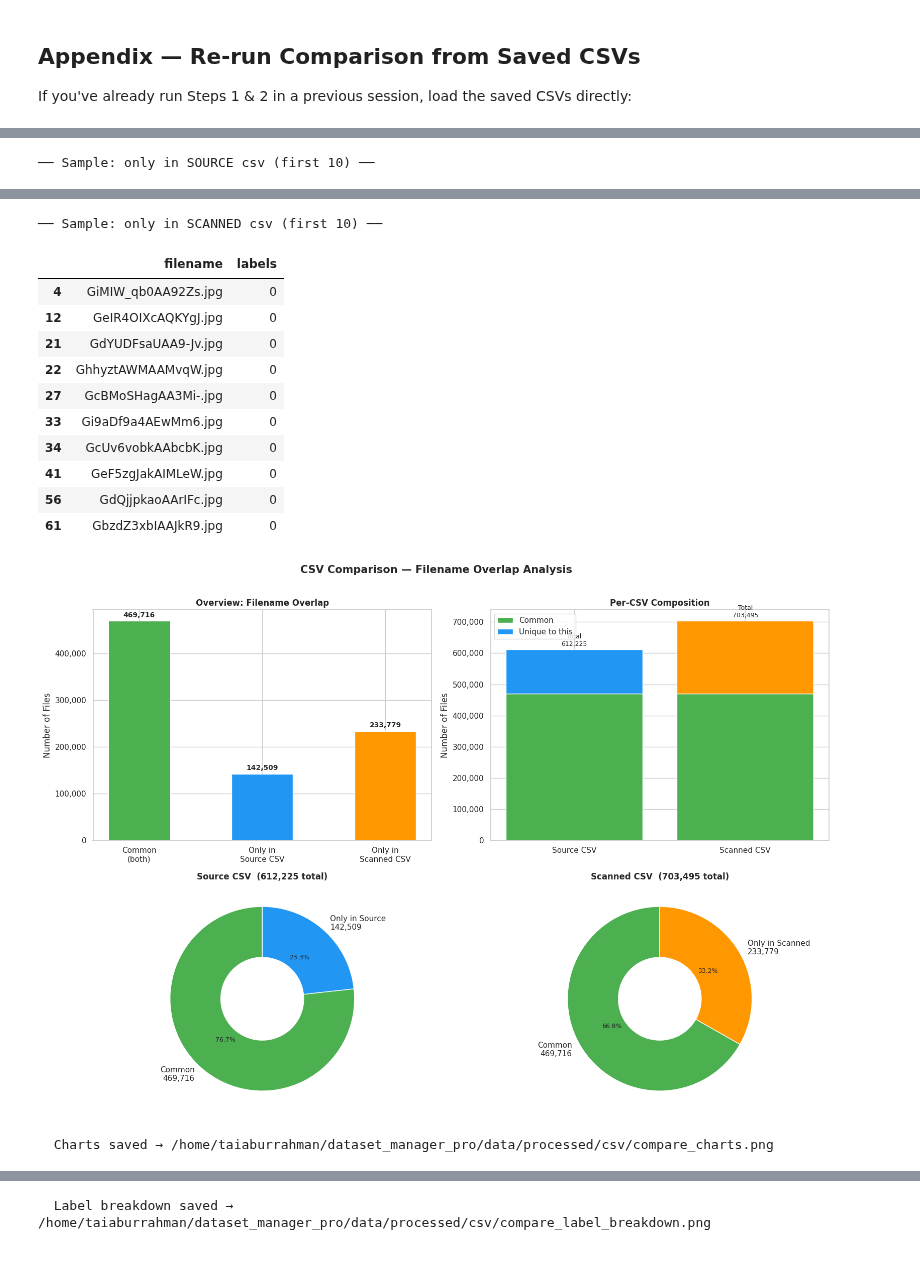
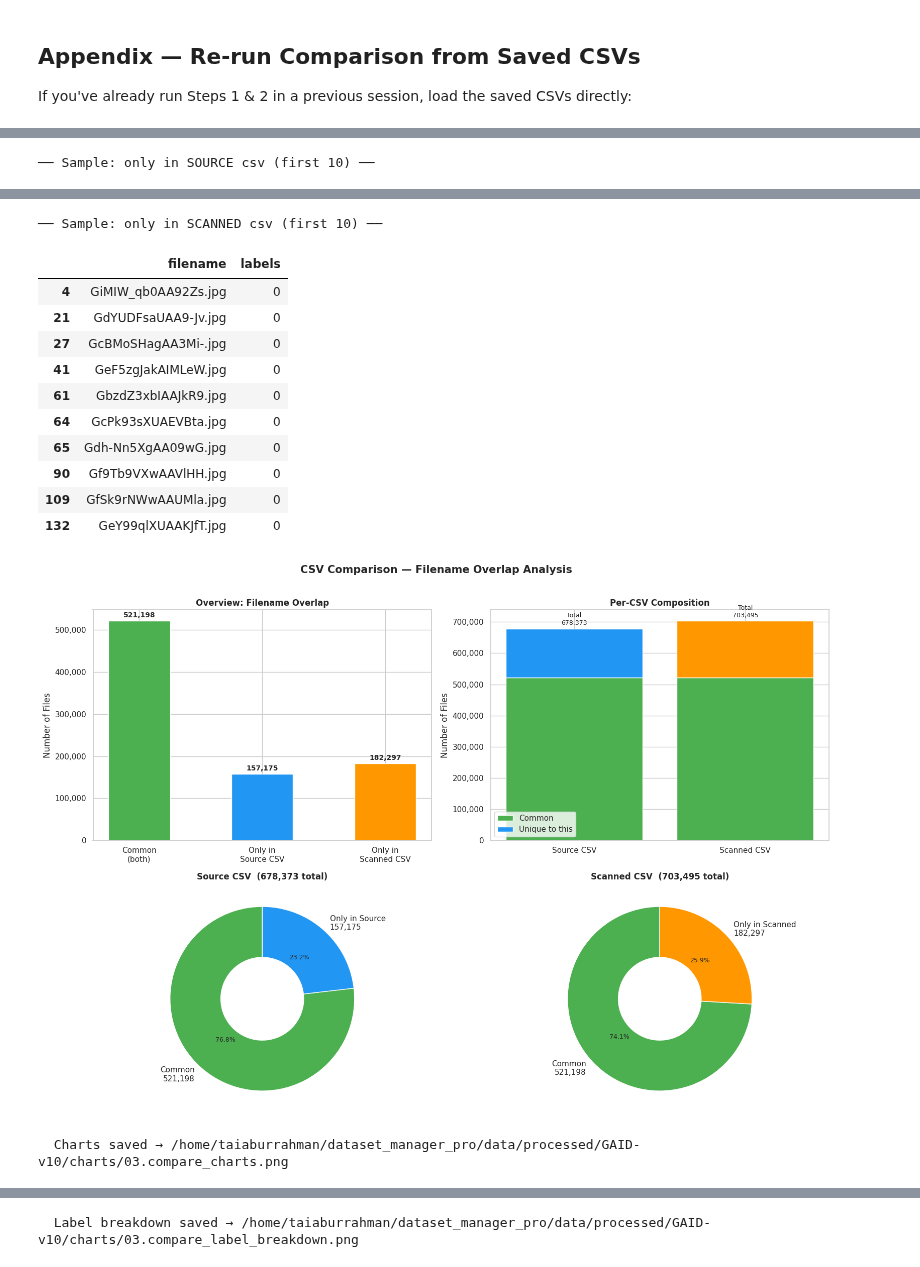
Before and after one commit to taiaburrahmanbb/dataset_manager_pro, a Jupyter notebook: notebook/03.csv_editors.ipynb, the cells around one changed output, grey strips where cells are left out. Saved outputs shown, nothing was run; the diff lists cells and outputs as text; code cells hidden in the pictures.

```diff
--- a/notebook/03.csv_editors.ipynb
+++ b/notebook/03.csv_editors.ipynb
@@ -733,14 +863,20 @@ results = compare_csvs(
 
 If you've already run Steps 1 & 2 in a previous session, load the saved CSVs directly:
 # %%
-# ── INPUT ─────────────────────────────────────────────────────────────────
-CSV_A = OUTPUT_DIR / "train_fold_5_with_filename.csv"
-CSV_B = OUTPUT_DIR / "gen_ai_detector_scanned.csv"
-# ─────────────────────────────────────────────────────────────────────────
+# ── INPUT ──────────────────────────────────────────────────────────────────
+# Paths auto-resolve from PROJECT_NAME — change only if loading from elsewhere
+CSV_A = CSV_DIR / f"01.{Path(SOURCE_CSV).stem}_with_filename.csv"
+CSV_B = CSV_DIR / f"02.{PROJECT_NAME}_local_scanned.csv"   # or 02.<PROJECT_NAME>_wasabi_scanned.csv
+# ───────────────────────────────────────────────────────────────────────────
+
+print(f"Project  : {PROJECT_NAME}")
+print(f"CSV A    : {CSV_A}")
+print(f"CSV B    : {CSV_B}\n")
 
 results = compare_csvs(
-    df_source  = CSV_A,
-    df_scanned = CSV_B,
-    output_dir = OUTPUT_DIR,
+    df_source   = CSV_A,
+    df_scanned  = CSV_B,
+    compare_col = "filename",
+    prefix      = "03",
 )
 # %% [output]
@@ -790,14 +923,14 @@ Loading scanned CSV …
 ── Sample: only in SCANNED csv (first 10) ──
 |  | filename | labels |
 | 4 | GiMIW_qb0AA92Zs.jpg | 0 |
-| 12 | GeIR4OIXcAQKYgJ.jpg | 0 |
 | 21 | GdYUDFsaUAA9-Jv.jpg | 0 |
-| 22 | GhhyztAWMAAMvqW.jpg | 0 |
 | 27 | GcBMoSHagAA3Mi-.jpg | 0 |
-| 33 | Gi9aDf9a4AEwMm6.jpg | 0 |
-| 34 | GcUv6vobkAAbcbK.jpg | 0 |
 | 41 | GeF5zgJakAIMLeW.jpg | 0 |
-| 56 | GdQjjpkaoAArIFc.jpg | 0 |
 | 61 | GbzdZ3xbIAAJkR9.jpg | 0 |
+| 64 | GcPk93sXUAEVBta.jpg | 0 |
+| 65 | Gdh-Nn5XgAA09wG.jpg | 0 |
+| 90 | Gf9Tb9VXwAAVlHH.jpg | 0 |
+| 109 | GfSk9rNWwAAUMla.jpg | 0 |
+| 132 | GeY99qlXUAAKJfT.jpg | 0 |
-[figure, old version]
+[figure, new version]
-  Charts saved → /home/taiaburrahman/dataset_manager_pro/data/processed/csv/compare_charts.png
+  Charts saved → /home/taiaburrahman/dataset_manager_pro/data/processed/GAID-v10/charts/03.compare_charts.png
@@ -805 +938 @@ Loading scanned CSV …
-  Label breakdown saved → /home/taiaburrahman/dataset_manager_pro/data/processed/csv/compare_label_breakdown.png
+  Label breakdown saved → /home/taiaburrahman/dataset_manager_pro/data/processed/GAID-v10/charts/03.compare_label_breakdown.png
```
Also changed, not shown: parts of 15 cells of this notebook, 2 other files.
